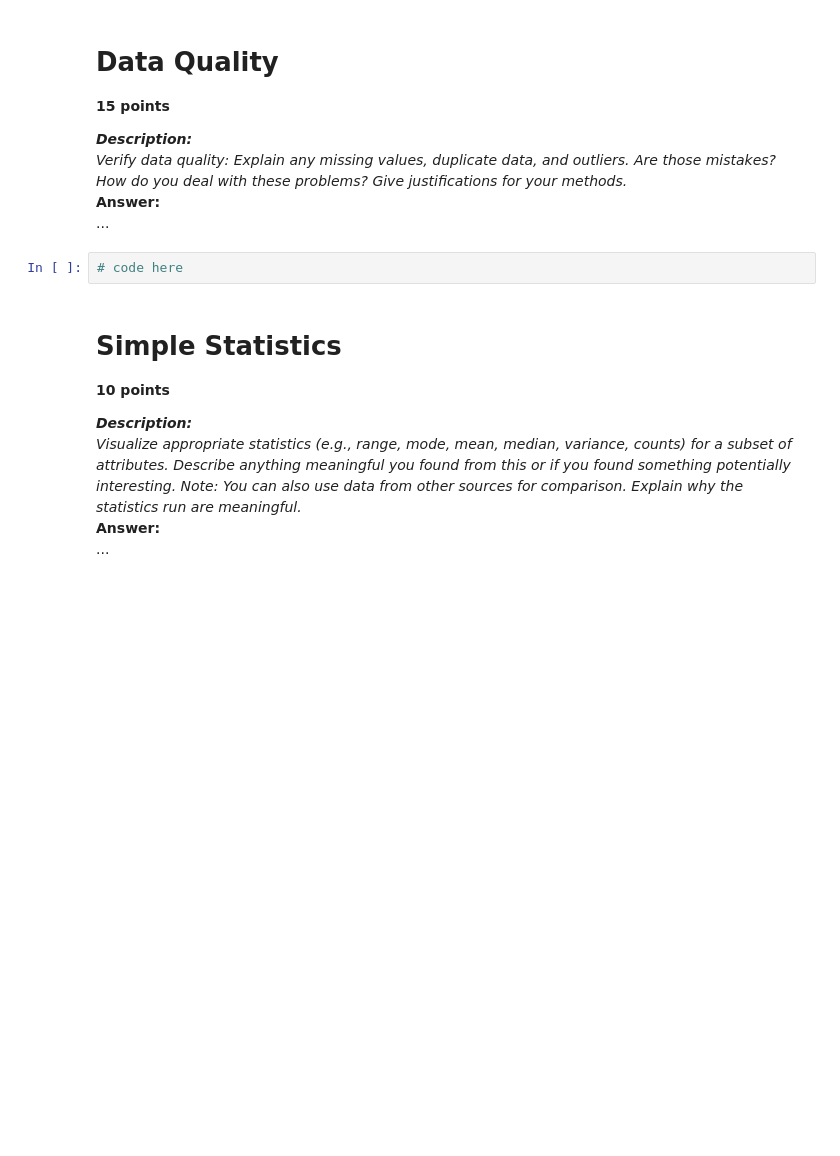
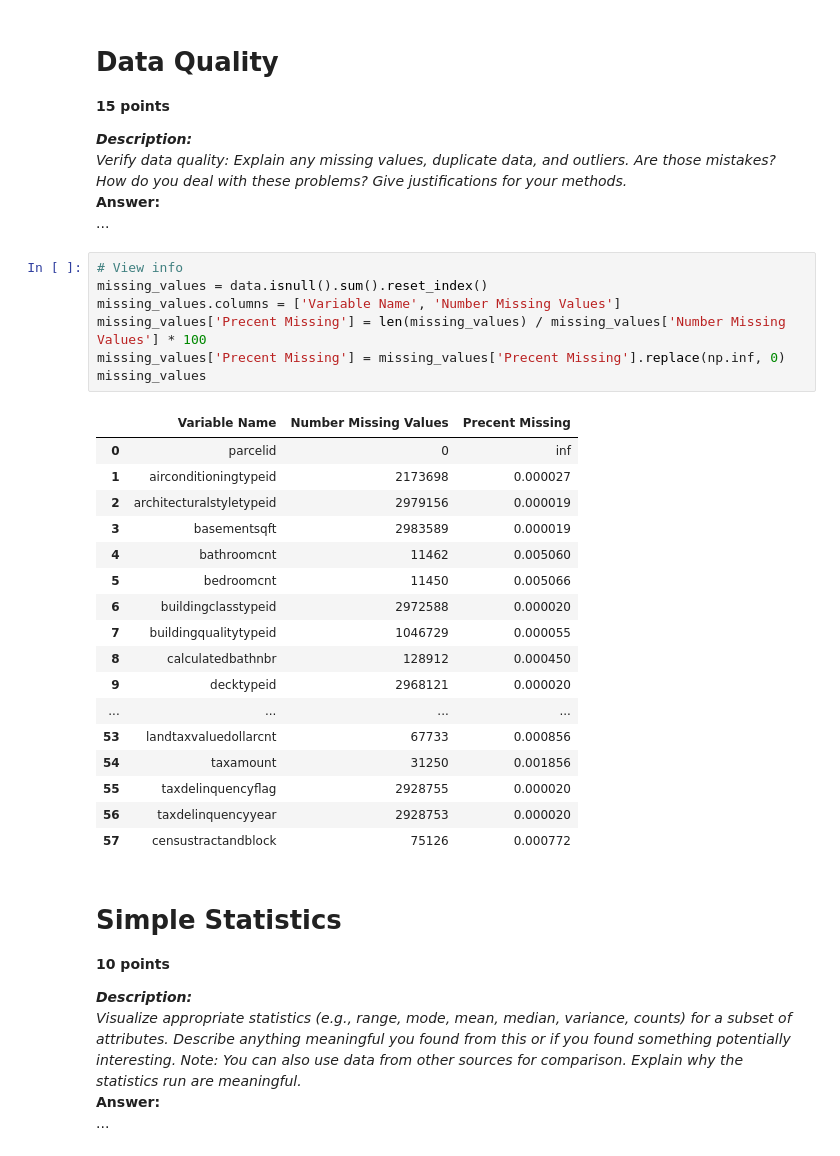
Before and after one commit to post2web/data_mining_group_project, a Jupyter notebook: notebooks/ivelin.ipynb, the cells around one changed output. Cells and saved outputs as stored; diff of their text form; blank space fills up the shorter version.

Commit message:
Added missig values table

```diff
--- a/notebooks/ivelin.ipynb
+++ b/notebooks/ivelin.ipynb
@@ -141,8 +139,31 @@ Verify data quality: Explain any missing values, duplicate data, and outliers. A
 
 <b>Answer:</b><br/>
 ...
-# %%
-# code here
+# %%
+# View info
+missing_values = data.isnull().sum().reset_index()
+missing_values.columns = ['Variable Name', 'Number Missing Values']
+missing_values['Precent Missing'] = len(missing_values) / missing_values['Number Missing Values'] * 100
+missing_values['Precent Missing'] = missing_values['Precent Missing'].replace(np.inf, 0)
+missing_values
+# %% [output]
+|  | Variable Name | Number Missing Values | Precent Missing |
+| 0 | parcelid | 0 | inf |
+| 1 | airconditioningtypeid | 2173698 | 0.000027 |
+| 2 | architecturalstyletypeid | 2979156 | 0.000019 |
+| 3 | basementsqft | 2983589 | 0.000019 |
+| 4 | bathroomcnt | 11462 | 0.005060 |
+| 5 | bedroomcnt | 11450 | 0.005066 |
+| 6 | buildingclasstypeid | 2972588 | 0.000020 |
+| 7 | buildingqualitytypeid | 1046729 | 0.000055 |
+| 8 | calculatedbathnbr | 128912 | 0.000450 |
+| 9 | decktypeid | 2968121 | 0.000020 |
+| ... | ... | ... | ... |
+| 53 | landtaxvaluedollarcnt | 67733 | 0.000856 |
+| 54 | taxamount | 31250 | 0.001856 |
+| 55 | taxdelinquencyflag | 2928755 | 0.000020 |
+| 56 | taxdelinquencyyear | 2928753 | 0.000020 |
+| 57 | censustractandblock | 75126 | 0.000772 |
 # %% [markdown]
 # Simple Statistics
 <b>10 points</b>
```
Also changed, not shown: parts of 1 cell of this notebook.
